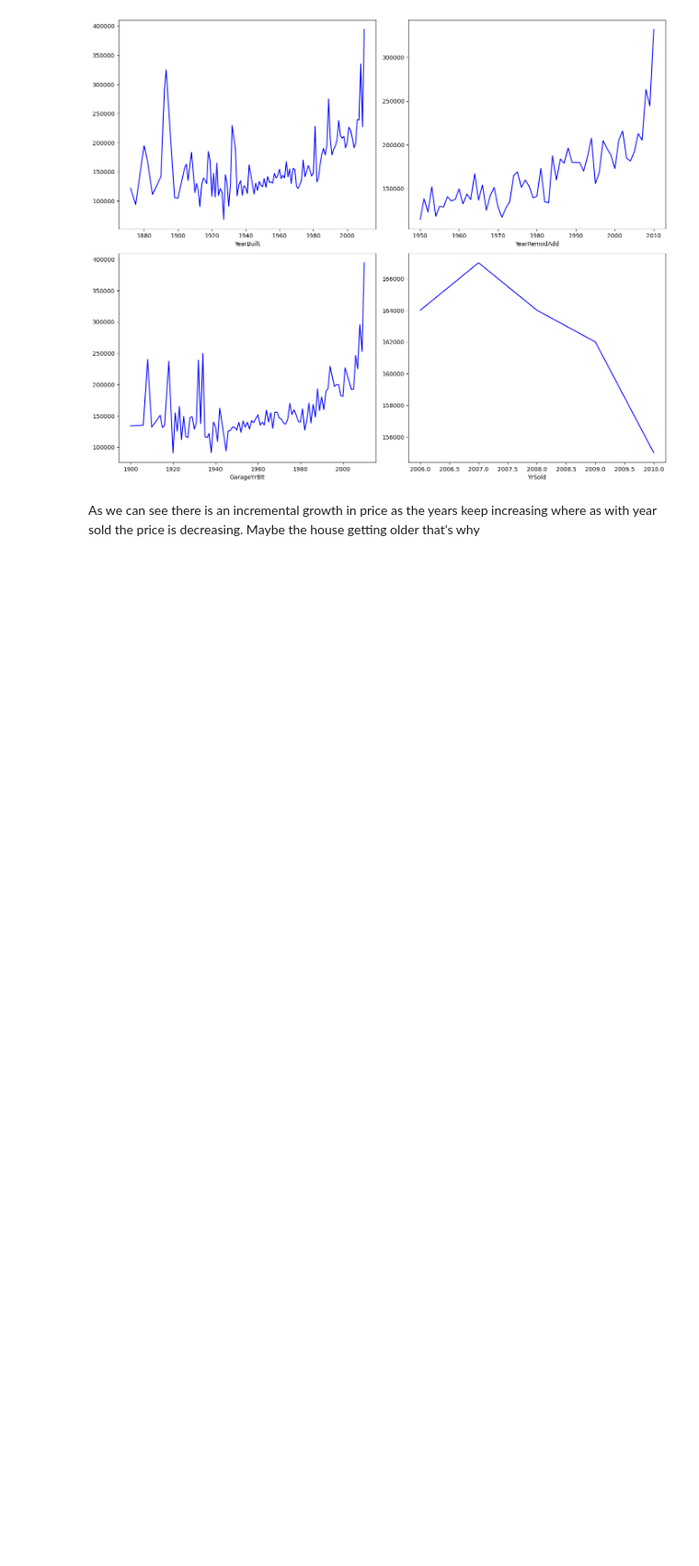
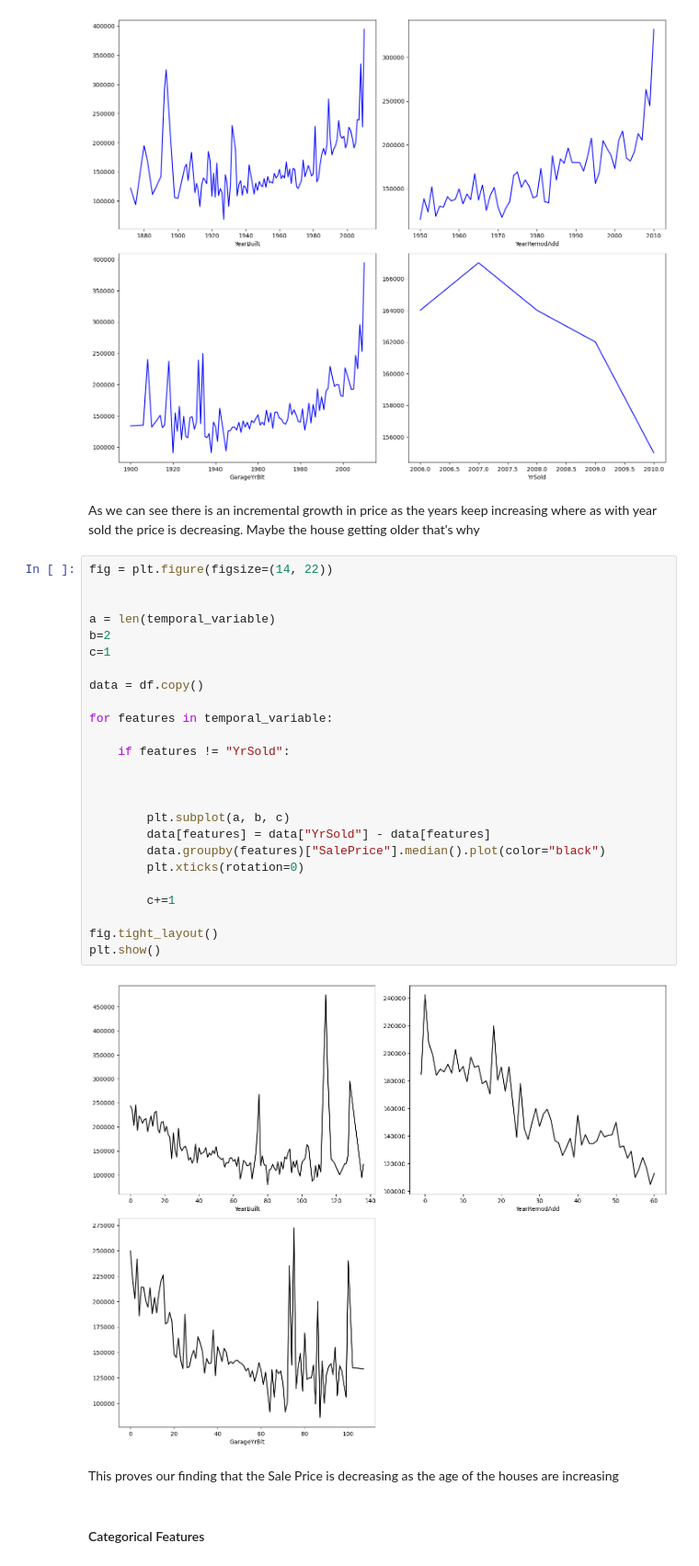
Before and after one commit to Abrar-Mustakim/Comprehensive-Data-Exploration-and-Advanced-Regression-Technique-on-Kaggles-Hourse-Pricing, a Jupyter notebook: EDA_and_Training.ipynb, the cells around one changed output. Shown at 92% size. Saved outputs shown, nothing was run; the diff lists cells and outputs as text; blank space fills up the shorter version.

```diff
--- a/EDA_and_Training.ipynb
+++ b/EDA_and_Training.ipynb
@@ -237,3 +237,34 @@ plt.show()
 [figure]
 # %% [markdown]
 As we can see there is an incremental growth in price as the years keep increasing where as with year sold the price is decreasing. Maybe the house getting older that's why
+# %%
+fig = plt.figure(figsize=(14, 22))
+
+
+a = len(temporal_variable)
+b=2
+c=1
+
+data = df.copy()
+
+for features in temporal_variable:
+
+    if features != "YrSold":
+
+
+
+        plt.subplot(a, b, c)
+        data[features] = data["YrSold"] - data[features]
+        data.groupby(features)["SalePrice"].median().plot(color="black")
+        plt.xticks(rotation=0)
+
+        c+=1
+
+fig.tight_layout()
+plt.show()
+# %% [output]
+[figure, added]
+# %% [markdown]
+This proves our finding that the Sale Price is decreasing as the age of the houses are increasing
+# %% [markdown]
+<h4> Categorical Features </h4>
```
Also changed, not shown: parts of 2 cells of this notebook.
